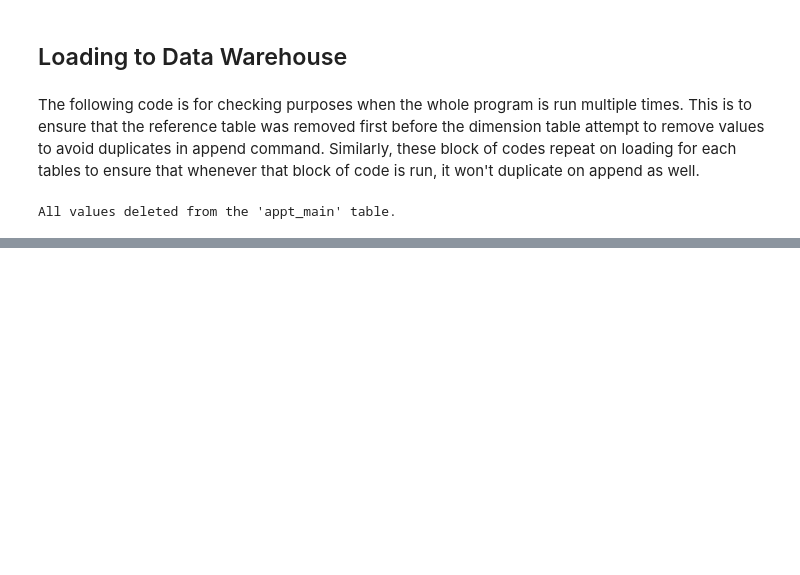
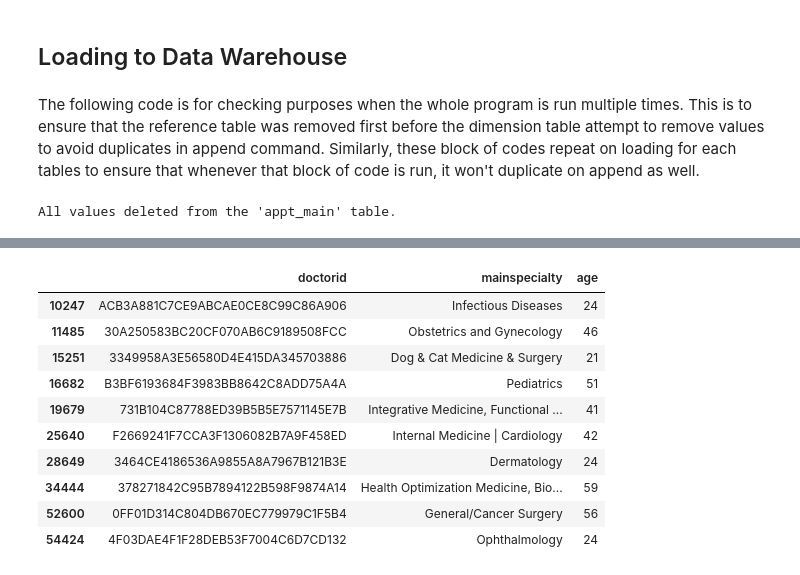
Before and after one commit to Glinary/Distributed-Database-System, a Jupyter notebook: MCO1.ipynb, the cells around one changed output, grey strips where cells are left out. Drawn from its saved outputs; the diff is of its cells as text; code cells hidden in the pictures; blank space fills up the shorter version.

```diff
--- a/MCO1.ipynb
+++ b/MCO1.ipynb
@@ -266,6 +339,7 @@ doctors_table
 # %% [markdown]
 The appointments dataset will be improved for better analysis and interpretation through the use of this data cleaning method. In order to preserve data integrity, it starts by removing any datetime values that don't fall inside a suitable range. After that, date columns are standardized to follow the right format, guaranteeing consistency and making processing easier in the future. To improve precision and clarity, time-related columns are cleansed of redundant milliseconds. In addition, duplicate rows are found and removed in order to preserve data integrity and prevent analysis errors.
 # %%
+
 
 
 # Drop duplicates
@@ -294,8 +368,7 @@ appointments_table['StartTime'] = pd.to_datetime(appointments_table['StartTime']
 appointments_table['EndTime'] = appointments_table['EndTime'].astype(str)
 appointments_table['EndTime'] = appointments_table['EndTime'].apply(strip_milliseconds)
 # remove unrealistic or out of range values
-mask = (appointments_table['QueueDate'] <= '2232-04-11 23:47:16')
-appointments_table = appointments_table[mask]
+appointments_table = appointments_table[~(appointments_table['EndTime'] > '2262-04-11 23:47:16')]
 appointments_table['EndTime'] = pd.to_datetime(appointments_table['EndTime'], format='%Y-%m-%d %H:%M:%S')
 
 # Convert 'Completed' under 'status' to 'Complete'
@@ -421,0 +577,3 @@ All values deleted from the 'appt_main' table.
+# %%
+appointments_table_luzon =  appointments_table[appointments_table['clinicid'].isin(clinics_table_luzon['clinicid'])]
+appointments_table_luzon.tail(10)
@@ -421,0 +641,15 @@ All values deleted from the 'appt_main' table.
+# %%
+doctors_table_luzon = doctors_table[doctors_table['doctorid'].isin(appointments_table_luzon['doctorid'])] # This probably should be doctors_table lng since may doctors na wala pang appointments
+doctors_table_luzon.tail(10)
+# %% [output]
+|  | doctorid | mainspecialty | age |
+| 10247 | ACB3A881C7CE9ABCAE0CE8C99C86A906 | Infectious Diseases | 24 |
+| 11485 | 30A250583BC20CF070AB6C9189508FCC | Obstetrics and Gynecology | 46 |
+| 15251 | 3349958A3E56580D4E415DA345703886 | Dog & Cat Medicine & Surgery | 21 |
+| 16682 | B3BF6193684F3983BB8642C8ADD75A4A | Pediatrics | 51 |
+| 19679 | 731B104C87788ED39B5B5E7571145E7B | Integrative Medicine, Functional ... | 41 |
+| 25640 | F2669241F7CCA3F1306082B7A9F458ED | Internal Medicine | Cardiology | 42 |
+| 28649 | 3464CE4186536A9855A8A7967B121B3E | Dermatology | 24 |
+| 34444 | 378271842C95B7894122B598F9874A14 | Health Optimization Medicine, Bio... | 59 |
+| 52600 | 0FF01D314C804DB670EC779979C1F5B4 | General/Cancer Surgery | 56 |
+| 54424 | 4F03DAE4F1F28DEB53F7004C6D7CD132 | Ophthalmology | 24 |
```
Also changed, not shown: parts of 54 cells of this notebook, 7 other files.
